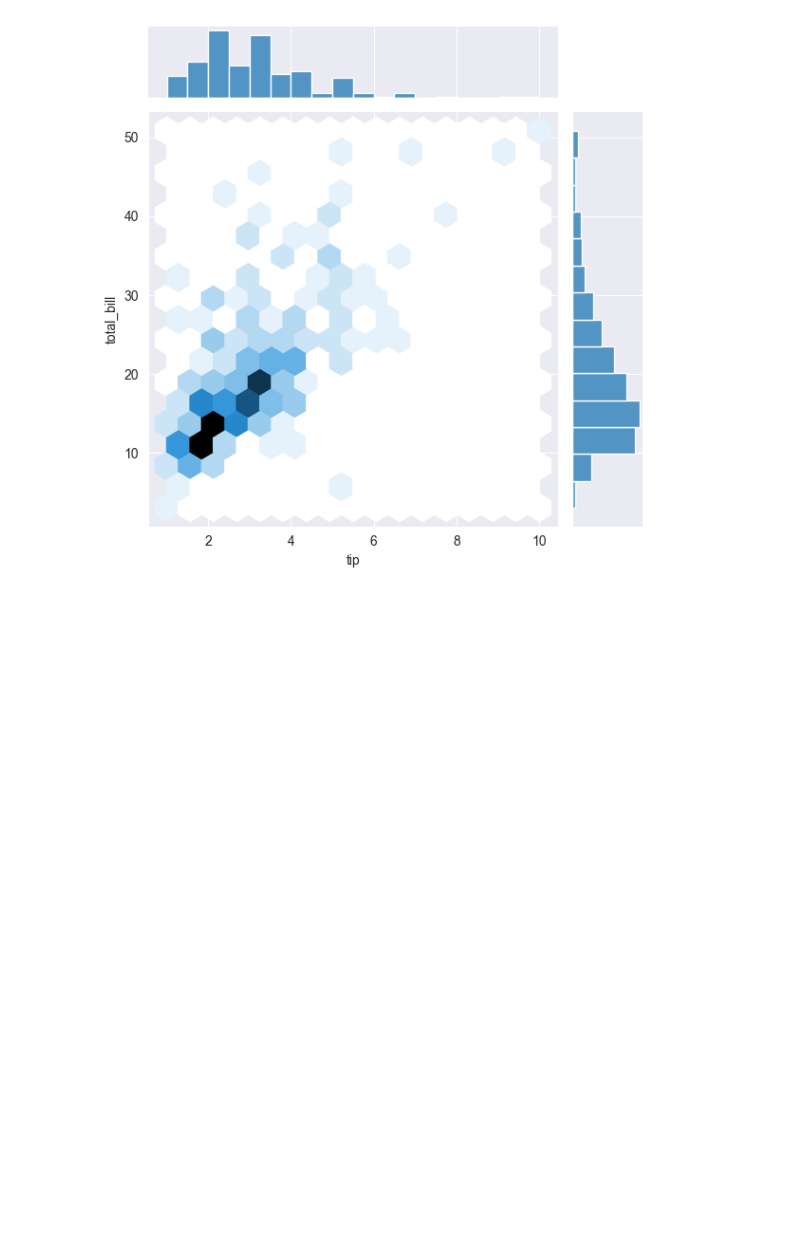
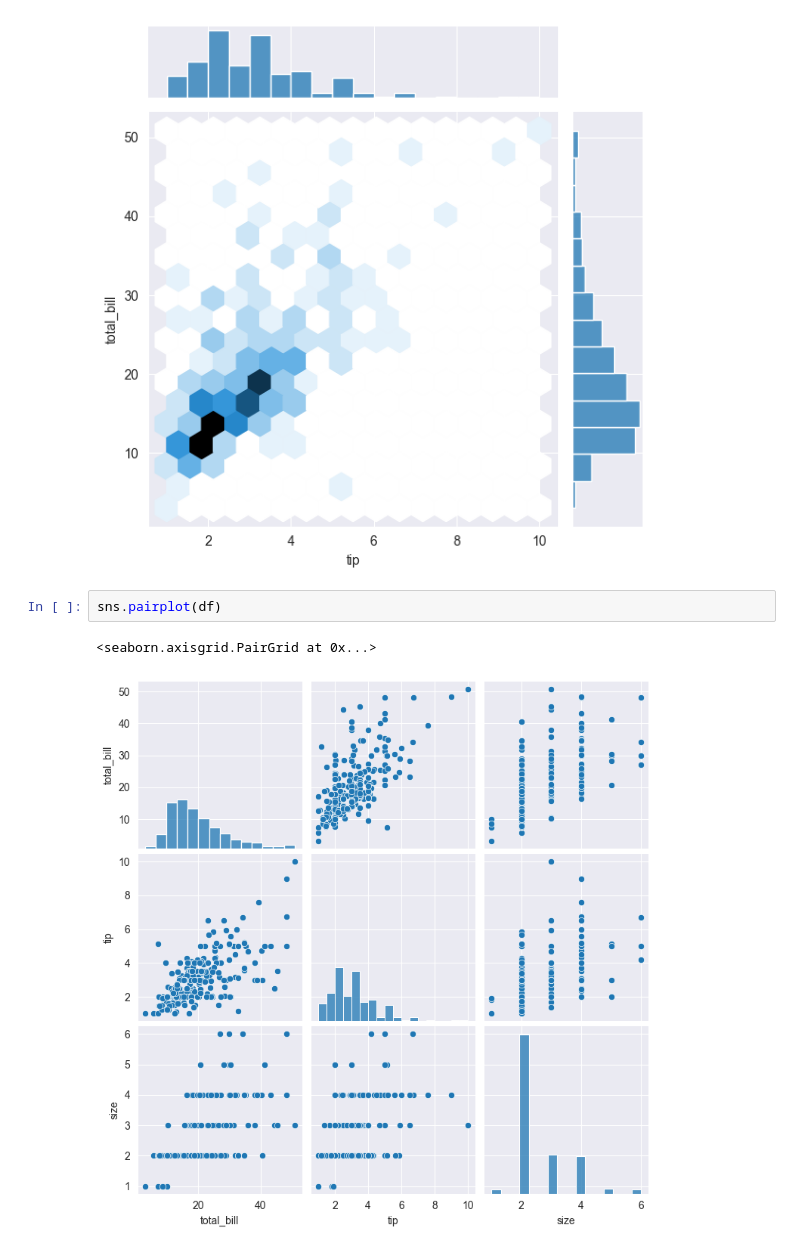
Before and after one commit to Sudeepkumar0/Python_practice, a Jupyter notebook: seaborn.ipynb, the cells around one changed output. Cells and saved outputs as stored; diff of their text form; blank space fills up the shorter version.

Commit message:
Worked on Matlotlib and seaborn libraries

```diff
--- a/seaborn.ipynb
+++ b/seaborn.ipynb
@@ -50,3 +57,8 @@ sns.jointplot(x='tip', y='total_bill', data=df, kind='hex')
 # %% [output]
 <seaborn.axisgrid.JointGrid at 0x...>
 [figure]
+# %%
+sns.pairplot(df)
+# %% [output]
+<seaborn.axisgrid.PairGrid at 0x...>
+[figure, added]
```
Also changed, not shown: parts of 17 cells of this notebook.
